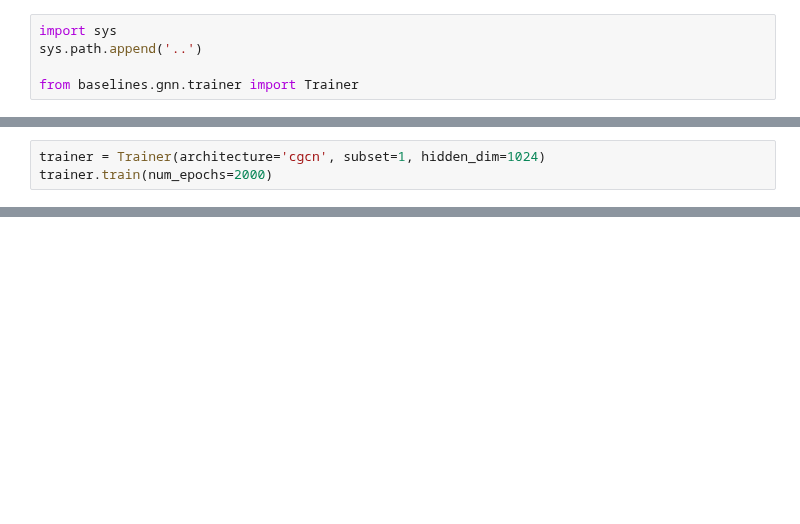
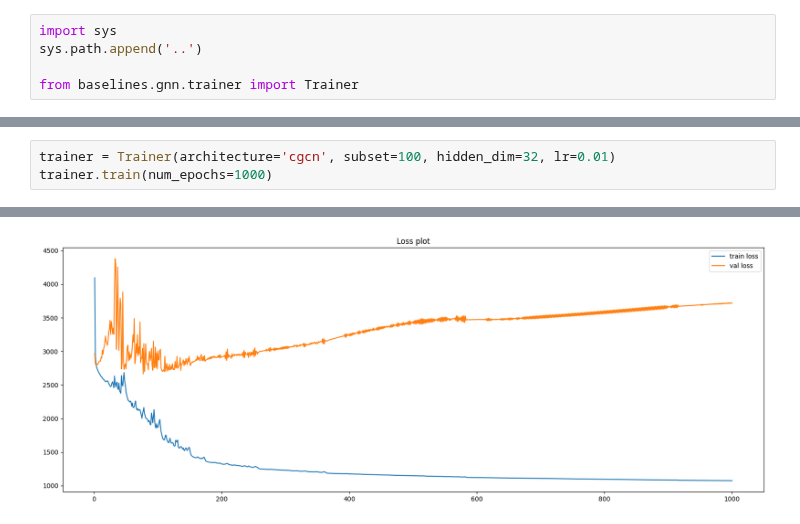
Before and after one commit to iwamaciek/stwp, a Jupyter notebook: demos/gnn-demo.ipynb, the cells around one changed output, grey strips where cells are left out. Cells and saved outputs as stored; diff of their text form; blank space fills up the shorter version.

Commit message:
[#3] Modify training process ;Overfit on 400 samples

```diff
--- a/demos/gnn-demo.ipynb
+++ b/demos/gnn-demo.ipynb
@@ -6,3 +14,4 @@ from baselines.gnn.trainer import Trainer
 # %%
-trainer = Trainer(architecture='cgcn', subset=1, hidden_dim=1024)
-trainer.train(num_epochs=2000)
+trainer = Trainer(architecture='cgcn', subset=100, hidden_dim=32, lr=0.01)
+trainer.train(num_epochs=1000)
+# %% [output]
@@ -9 +37,2 @@ trainer.train(num_epochs=2000)
+[figure, added]
 # %%
```
Also changed, not shown: parts of 6 cells of this notebook, 4 other files.
